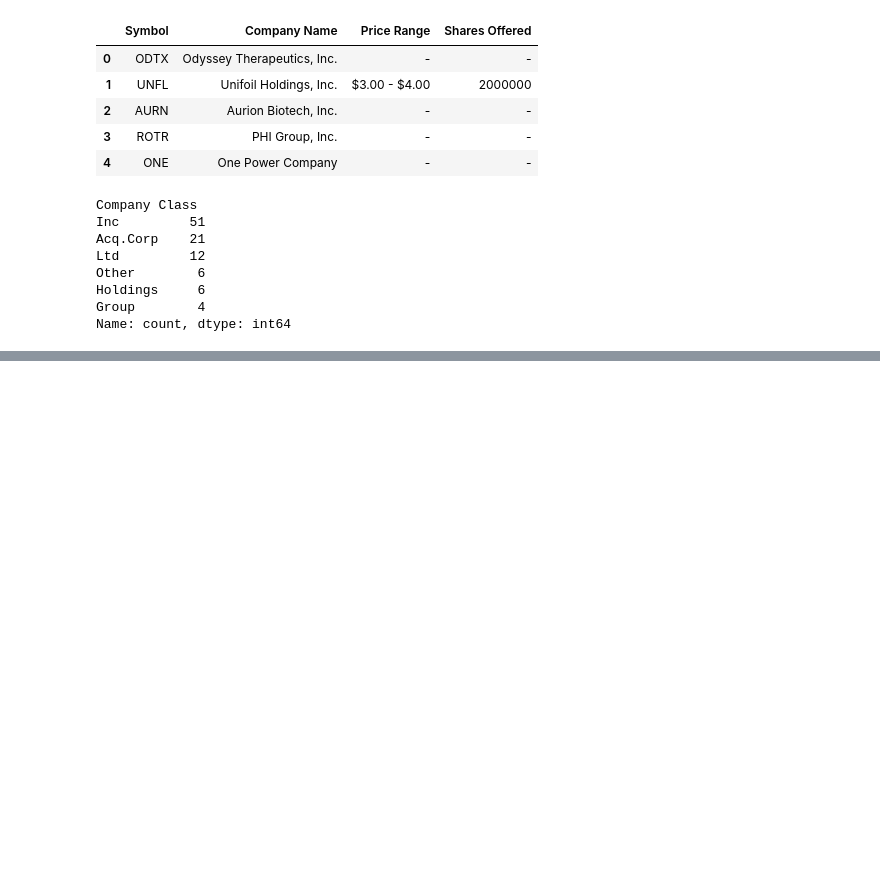
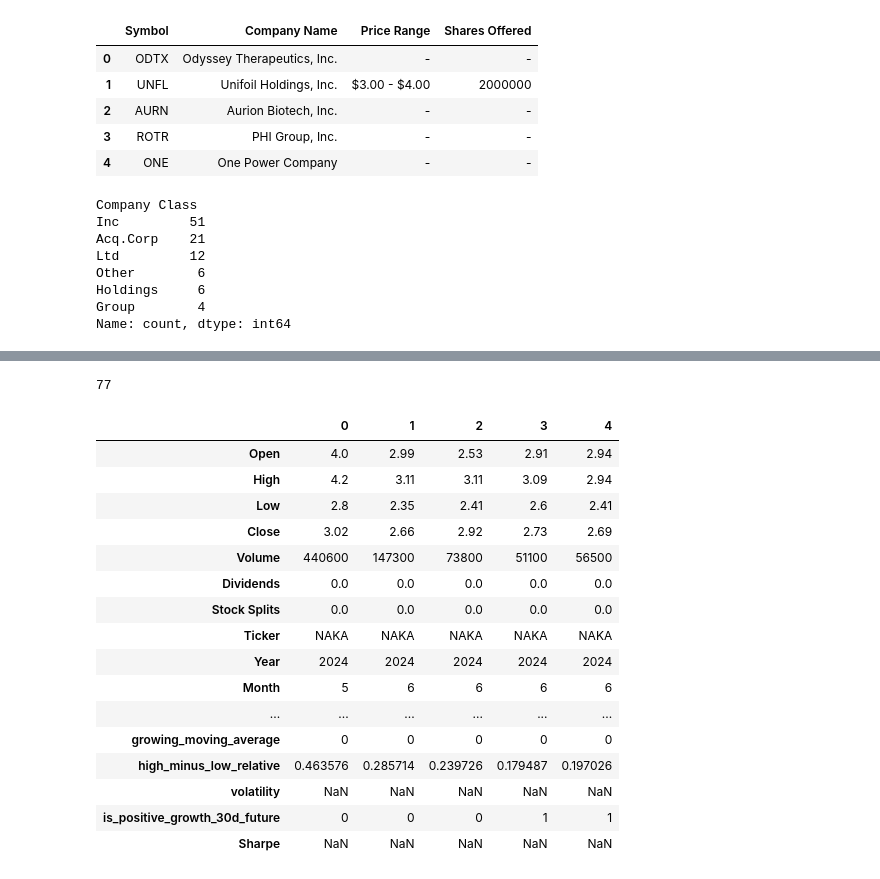
Before and after one commit to Kabalkina/stock_market_analytics_course, a Jupyter notebook: 02-dataframe-analysis/week2.ipynb, the cells around one changed output, grey strips where cells are left out. Saved outputs shown, nothing was run; the diff lists cells and outputs as text; code cells hidden in the pictures; blank space fills up the shorter version.

```diff
--- a/02-dataframe-analysis/week2.ipynb
+++ b/02-dataframe-analysis/week2.ipynb
@@ -72,0 +138,9 @@ Name: count, dtype: int64
+# %%
+# IPO data for 2024
+url_2024 = "https://stockanalysis.com/ipos/2024/"
+response = requests.get(url_2024)
+html_io = StringIO(response.text)
+df_ipo_2024 = pd.read_html(html_io)
+# %%
+df_ipo_2024 = df_ipo_2024[0]
+df_ipo_2024.head()
@@ -72,0 +154,4 @@ Name: count, dtype: int64
+# %%
+#Filter to keep only those IPOs before 1 June 2024 (first 5 months of 2024)
+df_ipo_2024['IPO Date'] = pd.to_datetime(df_ipo_2024['IPO Date'])
+df_ipo_2024 = df_ipo_2024[df_ipo_2024['IPO Date'] < '2024-06-01'].reset_index(drop=True)
@@ -72,0 +174,3 @@ Name: count, dtype: int64
+# %%
+ALL_TICKERS = df_ipo_2024['Symbol'].unique()
+len(ALL_TICKERS)
@@ -72,0 +247,24 @@ Name: count, dtype: int64
+# %%
+stocks_df['Ticker'].nunique()
+# %% [output]
+77
+# %%
+stocks_df.head().transpose()
+# %% [output]
+|  | 0 | 1 | 2 | 3 | 4 |
+| Open | 4.0 | 2.99 | 2.53 | 2.91 | 2.94 |
+| High | 4.2 | 3.11 | 3.11 | 3.09 | 2.94 |
+| Low | 2.8 | 2.35 | 2.41 | 2.6 | 2.41 |
+| Close | 3.02 | 2.66 | 2.92 | 2.73 | 2.69 |
+| Volume | 440600 | 147300 | 73800 | 51100 | 56500 |
+| Dividends | 0.0 | 0.0 | 0.0 | 0.0 | 0.0 |
+| Stock Splits | 0.0 | 0.0 | 0.0 | 0.0 | 0.0 |
+| Ticker | NAKA | NAKA | NAKA | NAKA | NAKA |
+| Year | 2024 | 2024 | 2024 | 2024 | 2024 |
+| Month | 5 | 6 | 6 | 6 | 6 |
+| ... | ... | ... | ... | ... | ... |
+| growing_moving_average | 0 | 0 | 0 | 0 | 0 |
+| high_minus_low_relative | 0.463576 | 0.285714 | 0.239726 | 0.179487 | 0.197026 |
+| volatility | NaN | NaN | NaN | NaN | NaN |
+| is_positive_growth_30d_future | 0 | 0 | 0 | 1 | 1 |
+| Sharpe | NaN | NaN | NaN | NaN | NaN |
```
Also changed, not shown: parts of 18 cells of this notebook.
